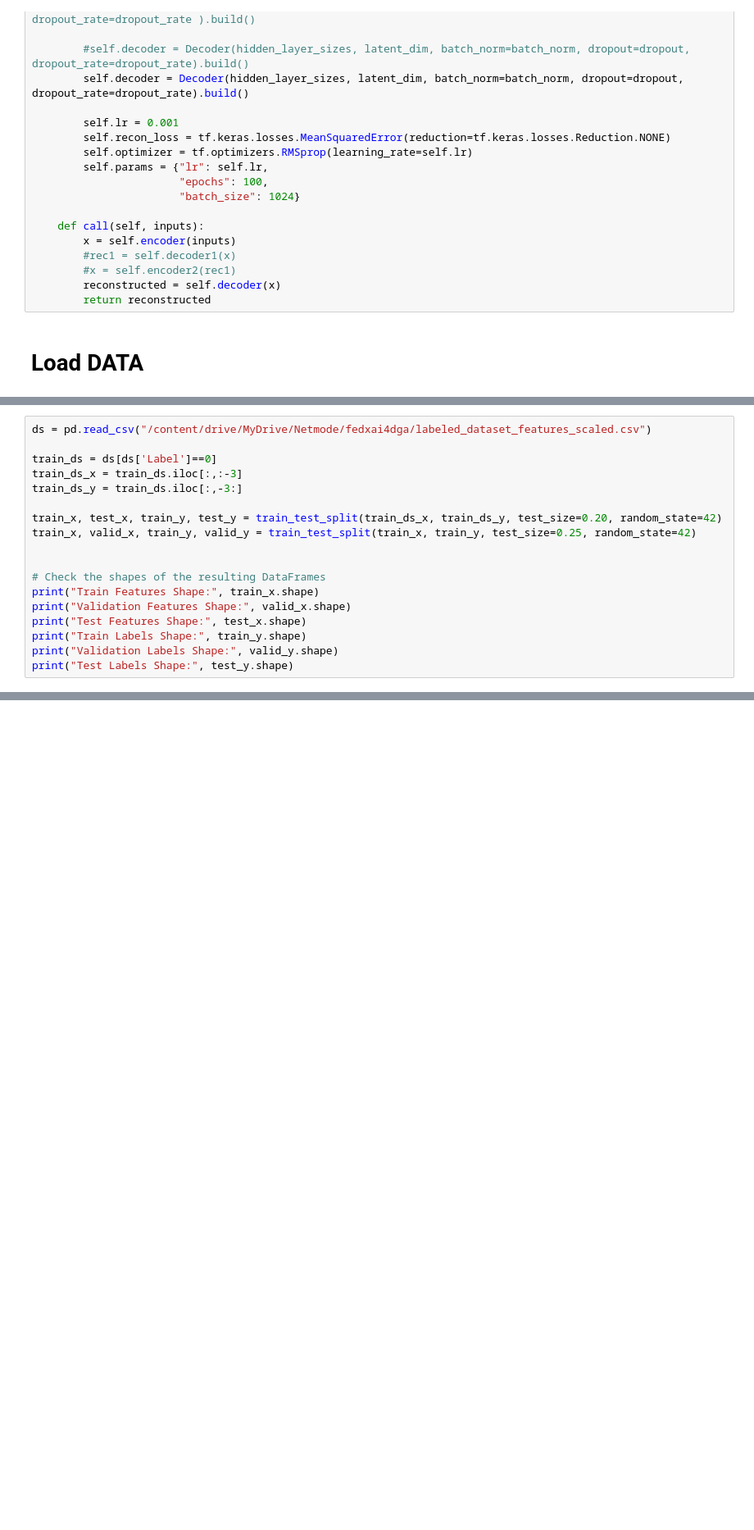
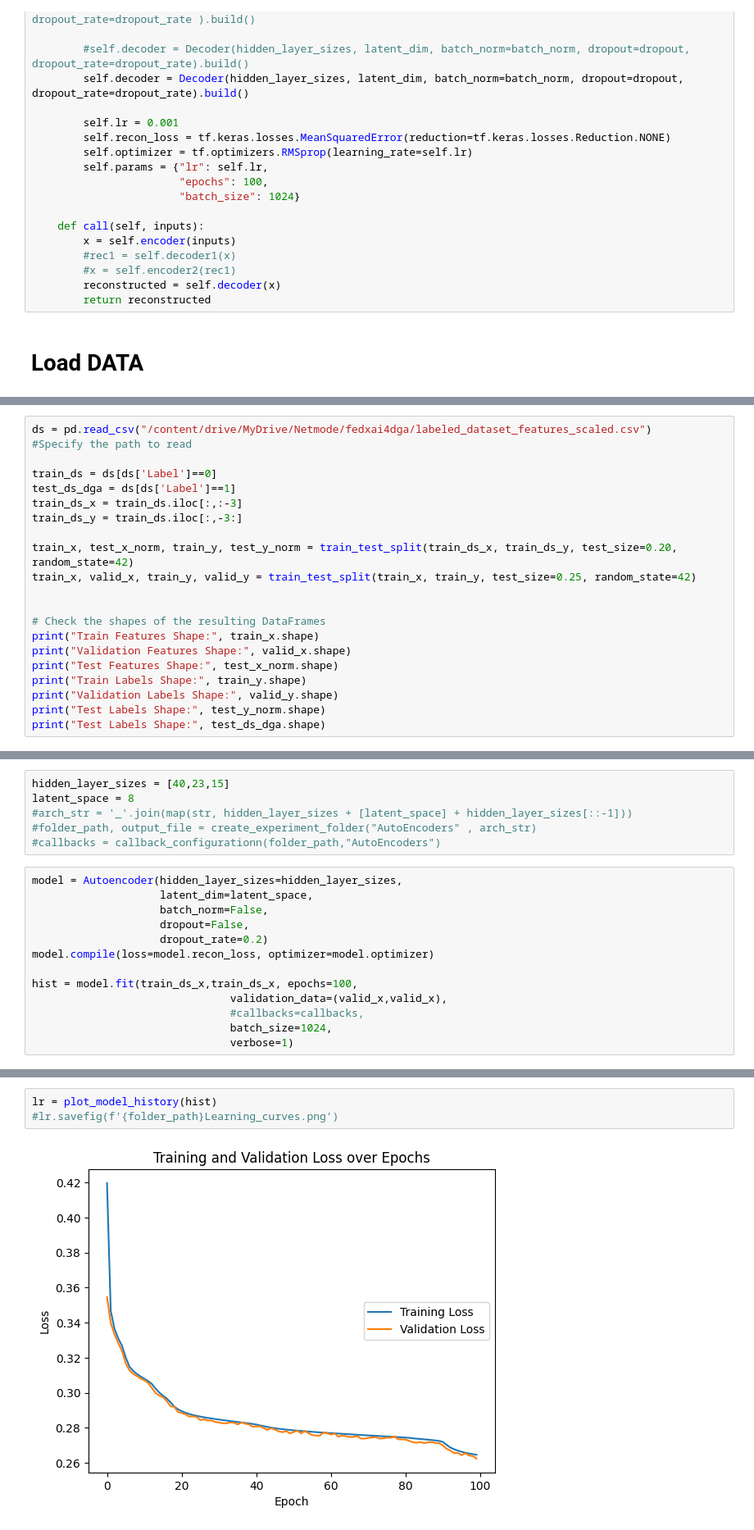
Before and after one commit to Nick-Buzz/fedxai4dga, a Jupyter notebook: Notebooks/Modeling/AutoEncoder_dga.ipynb, the cells around one changed output, grey strips where cells are left out. Shown at 82% size. Saved outputs shown, nothing was run; the diff lists cells and outputs as text; blank space fills up the shorter version.

```diff
--- a/Notebooks/Modeling/AutoEncoder_dga.ipynb
+++ b/Notebooks/Modeling/AutoEncoder_dga.ipynb
@@ -505,21 +608,24 @@ class Autoencoder(keras.Model):
 # %%
 ds = pd.read_csv("/content/drive/MyDrive/Netmode/fedxai4dga/labeled_dataset_features_scaled.csv")
+#Specify the path to read
 
 train_ds = ds[ds['Label']==0]
+test_ds_dga = ds[ds['Label']==1]
 train_ds_x = train_ds.iloc[:,:-3]
 train_ds_y = train_ds.iloc[:,-3:]
 
-train_x, test_x, train_y, test_y = train_test_split(train_ds_x, train_ds_y, test_size=0.20, random_state=42)
+train_x, test_x_norm, train_y, test_y_norm = train_test_split(train_ds_x, train_ds_y, test_size=0.20, random_state=42)
 train_x, valid_x, train_y, valid_y = train_test_split(train_x, train_y, test_size=0.25, random_state=42)
 
 
 # Check the shapes of the resulting DataFrames
 print("Train Features Shape:", train_x.shape)
 print("Validation Features Shape:", valid_x.shape)
-print("Test Features Shape:", test_x.shape)
+print("Test Features Shape:", test_x_norm.shape)
 print("Train Labels Shape:", train_y.shape)
 print("Validation Labels Shape:", valid_y.shape)
-print("Test Labels Shape:", test_y.shape)
+print("Test Labels Shape:", test_y_norm.shape)
+print("Test Labels Shape:", test_ds_dga.shape)
 # %% [output]
 Train Features Shape: (540000, 50)
 Validation Features Shape: (180000, 50)
@@ -545,0 +657,19 @@ train_ds[train_ds['Label']==0]
+# %%
+hidden_layer_sizes = [40,23,15]
+latent_space = 8
+#arch_str = '_'.join(map(str, hidden_layer_sizes + [latent_space] + hidden_layer_sizes[::-1]))
+#folder_path, output_file = create_experiment_folder("AutoEncoders" , arch_str)
+#callbacks = callback_configurationn(folder_path,"AutoEncoders")
+# %%
+model = Autoencoder(hidden_layer_sizes=hidden_layer_sizes,
+                    latent_dim=latent_space,
+                    batch_norm=False,
+                    dropout=False,
+                    dropout_rate=0.2)
+model.compile(loss=model.recon_loss, optimizer=model.optimizer)
+
+hist = model.fit(train_ds_x,train_ds_x, epochs=100,
+                               validation_data=(valid_x,valid_x),
+                               #callbacks=callbacks,
+                               batch_size=1024,
+                               verbose=1)
@@ -545,0 +694,5 @@ train_ds[train_ds['Label']==0]
+# %%
+lr = plot_model_history(hist)
+#lr.savefig(f'{folder_path}Learning_curves.png')
+# %% [output]
+[figure, added]
```
Also changed, not shown: parts of 13 cells of this notebook.
